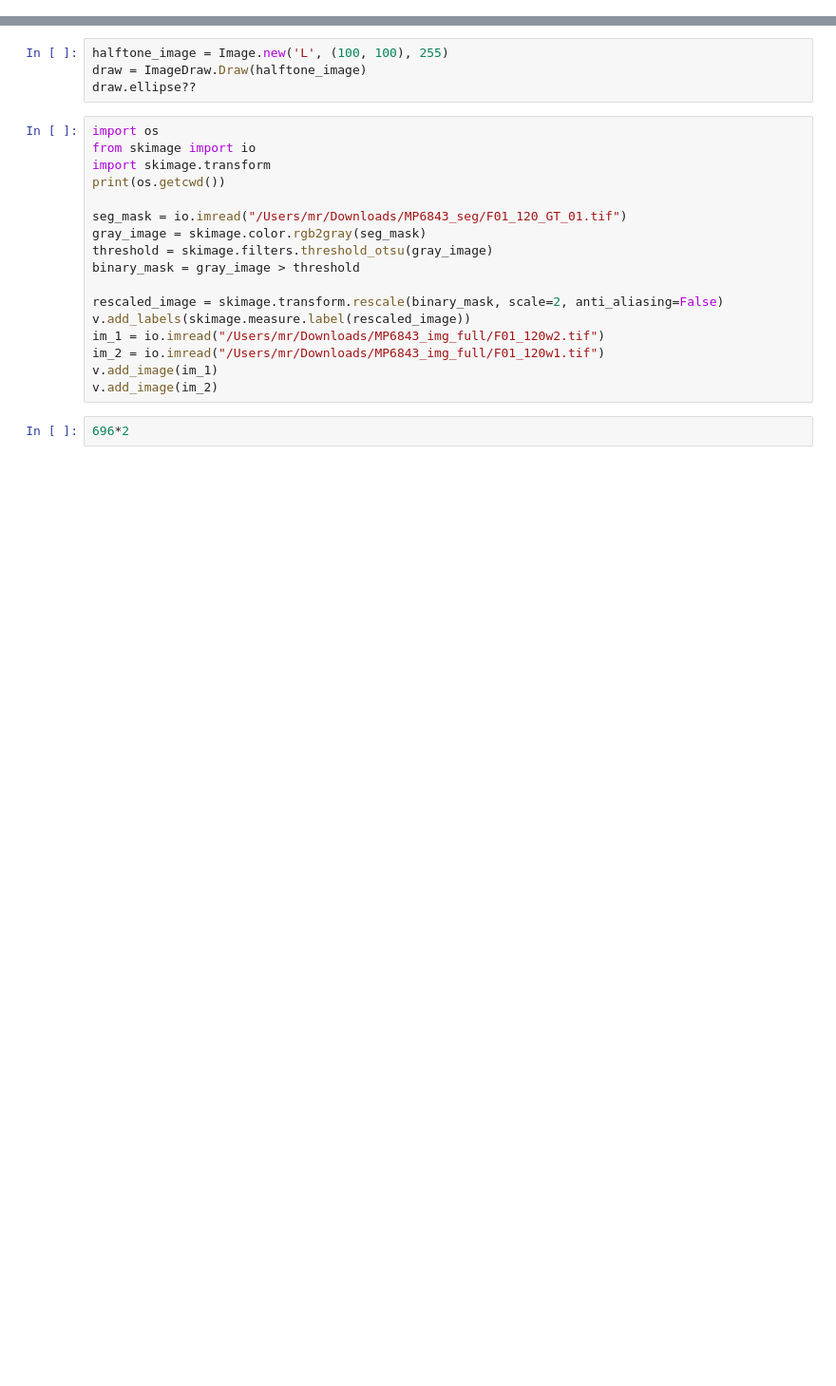
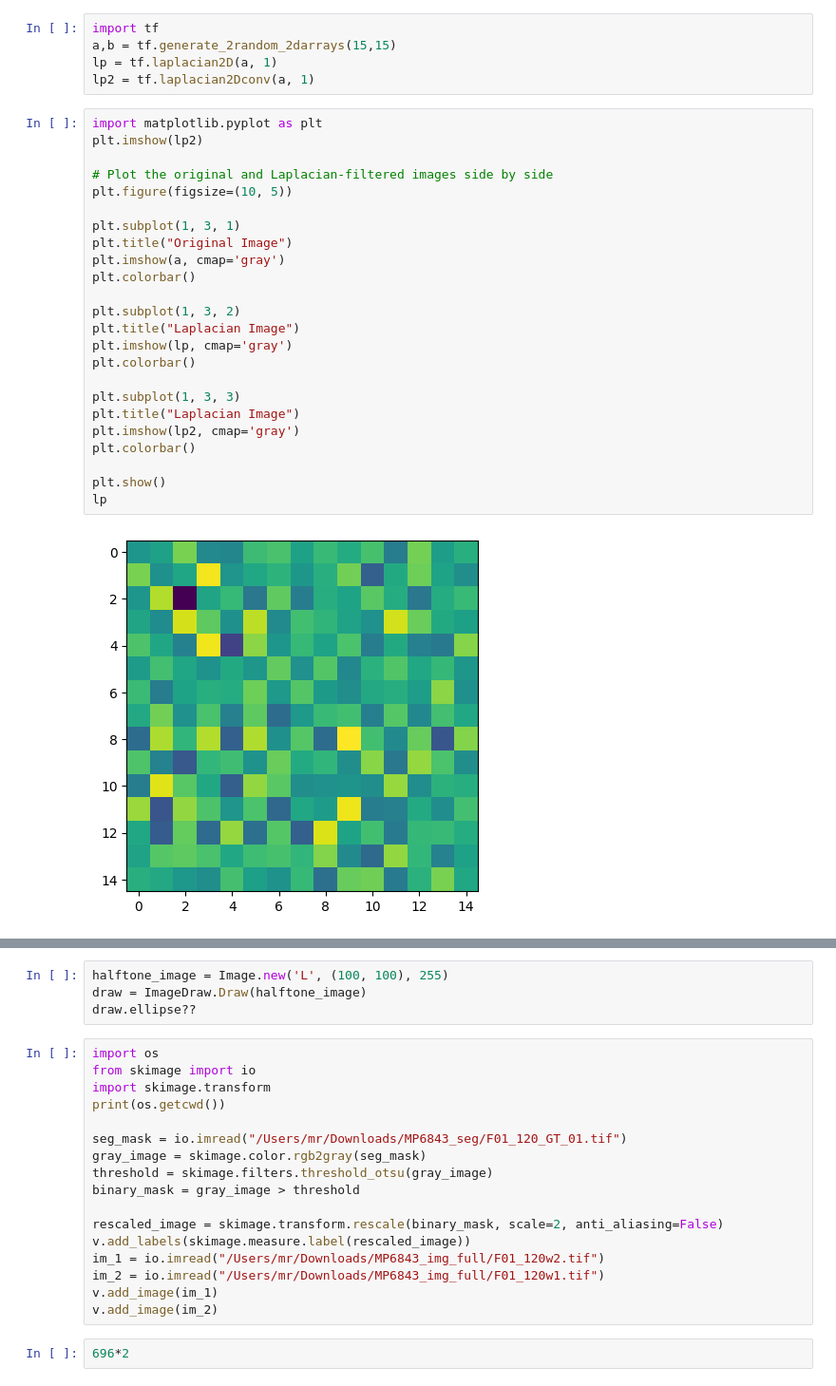
Before and after one commit to MishaRubanov/RDtattoo, a Jupyter notebook: tattoo.ipynb, the cells around one changed output, grey strips where cells are left out. Shown at 95% size. Cells and saved outputs as stored; diff of their text form; blank space fills up the shorter version.

```diff
--- a/tattoo.ipynb
+++ b/tattoo.ipynb
@@ -175,0 +164,31 @@ plt.colorbar()
+# %%
+import tf
+a,b = tf.generate_2random_2darrays(15,15)
+lp = tf.laplacian2D(a, 1)
+lp2 = tf.laplacian2Dconv(a, 1)
+# %%
+import matplotlib.pyplot as plt
+plt.imshow(lp2)
+
+# Plot the original and Laplacian-filtered images side by side
+plt.figure(figsize=(10, 5))
+
+plt.subplot(1, 3, 1)
+plt.title("Original Image")
+plt.imshow(a, cmap='gray')
+plt.colorbar()
+
+plt.subplot(1, 3, 2)
+plt.title("Laplacian Image")
+plt.imshow(lp, cmap='gray')
+plt.colorbar()
+
+plt.subplot(1, 3, 3)
+plt.title("Laplacian Image")
+plt.imshow(lp2, cmap='gray')
+plt.colorbar()
+
+plt.show()
+lp
+# %% [output]
+[figure, added]
```
Also changed, not shown: parts of 9 cells of this notebook, 4 other files.
